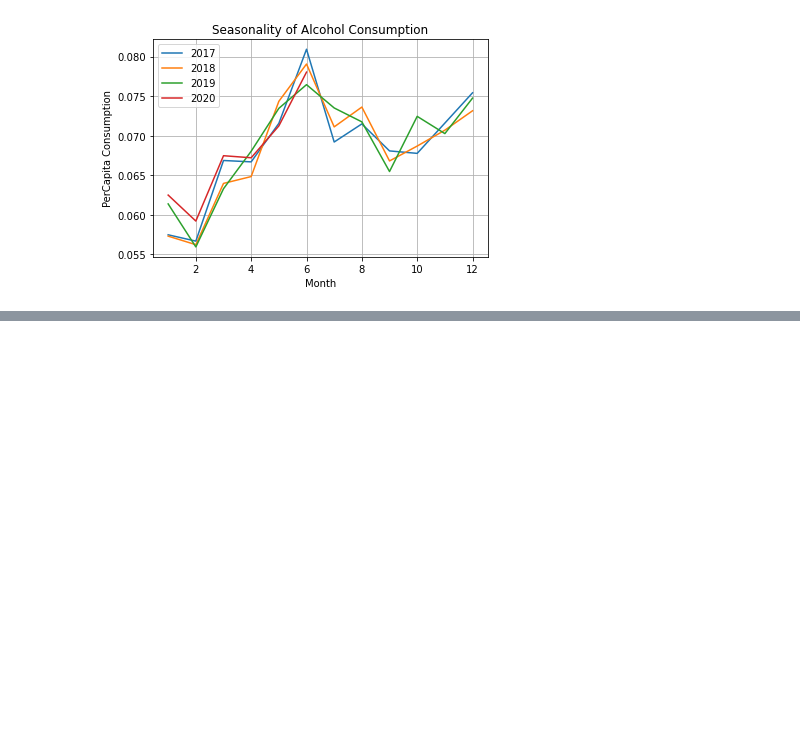
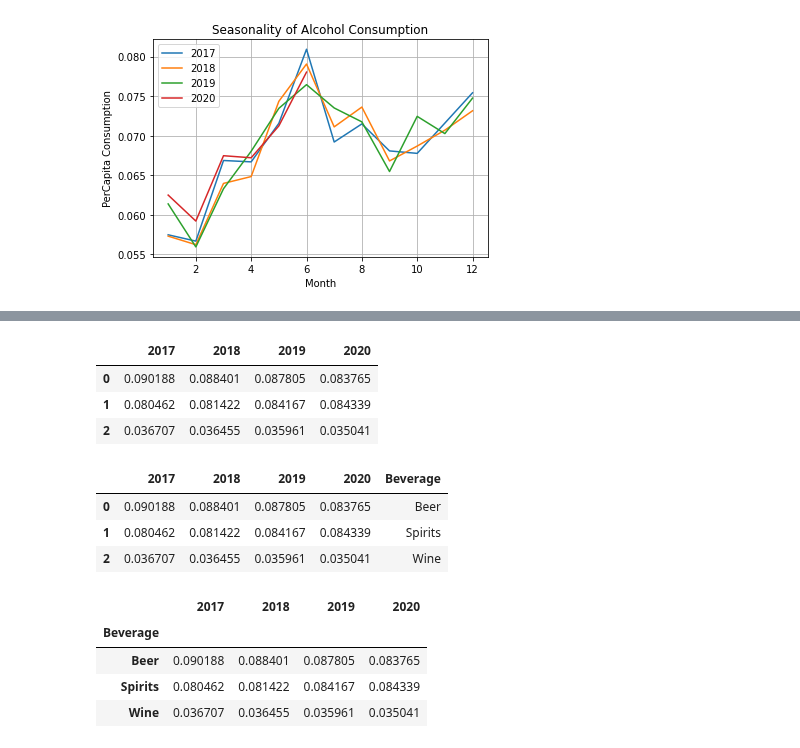
Before and after one commit to zach-18/Project_1_Group_3, a Jupyter notebook: PZJupyter.ipynb, the cells around one changed output, grey strips where cells are left out. Cells and saved outputs as stored; diff of their text form; code cells hidden in the pictures; blank space fills up the shorter version.

```diff
--- a/PZJupyter.ipynb
+++ b/PZJupyter.ipynb
@@ -107,0 +144,34 @@ ValueError: Unrecognized character e in format string
+# %%
+groups = [[0.090188, 0.080462, 0.036707],
+          [0.088401, 0.081422, 0.036455],
+          [0.087805, 0.084167, 0.035961],
+          [0.083765, 0.084339, 0.035041]]
+group_labels = ['2017', '2018', '2019', '2020']
+group_legend = ['Beer', 'Spirits', 'Wine']
+
+
+# Convert data to pandas DataFrame.
+bar_df = pd.DataFrame(groups, index=group_labels).T
+
+bar_df.head()
+# %% [output]
+|  | 2017 | 2018 | 2019 | 2020 |
+| 0 | 0.090188 | 0.088401 | 0.087805 | 0.083765 |
+| 1 | 0.080462 | 0.081422 | 0.084167 | 0.084339 |
+| 2 | 0.036707 | 0.036455 | 0.035961 | 0.035041 |
+# %%
+bar_df['Beverage'] = group_legend
+bar_df
+# %% [output]
+|  | 2017 | 2018 | 2019 | 2020 | Beverage |
+| 0 | 0.090188 | 0.088401 | 0.087805 | 0.083765 | Beer |
+| 1 | 0.080462 | 0.081422 | 0.084167 | 0.084339 | Spirits |
+| 2 | 0.036707 | 0.036455 | 0.035961 | 0.035041 | Wine |
+# %%
+bar_df.set_index('Beverage')
+# %% [output]
+|  | 2017 | 2018 | 2019 | 2020 |
+| Beverage |  |  |  |  |
+| Beer | 0.090188 | 0.088401 | 0.087805 | 0.083765 |
+| Spirits | 0.080462 | 0.081422 | 0.084167 | 0.084339 |
+| Wine | 0.036707 | 0.036455 | 0.035961 | 0.035041 |
```
Also changed, not shown: parts of 16 cells of this notebook, 1 other file.
